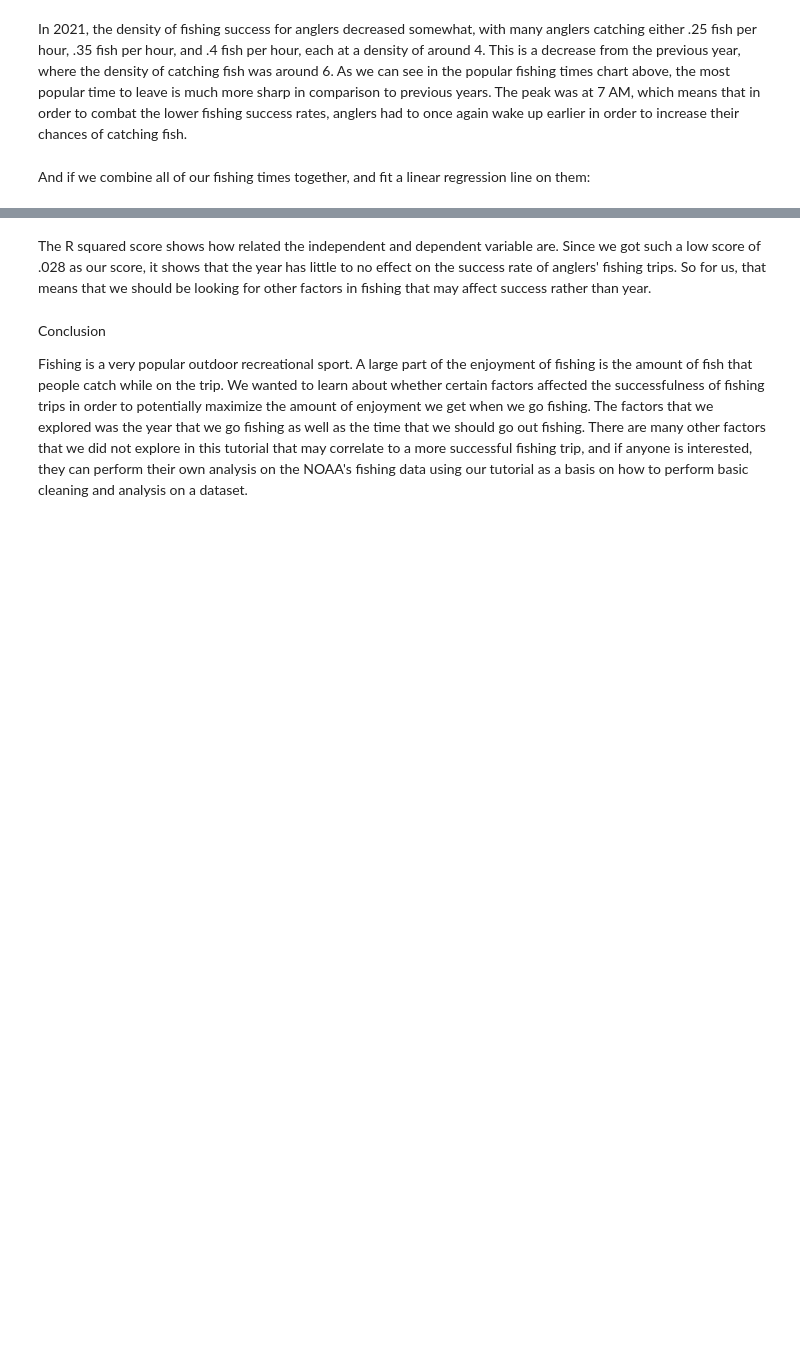
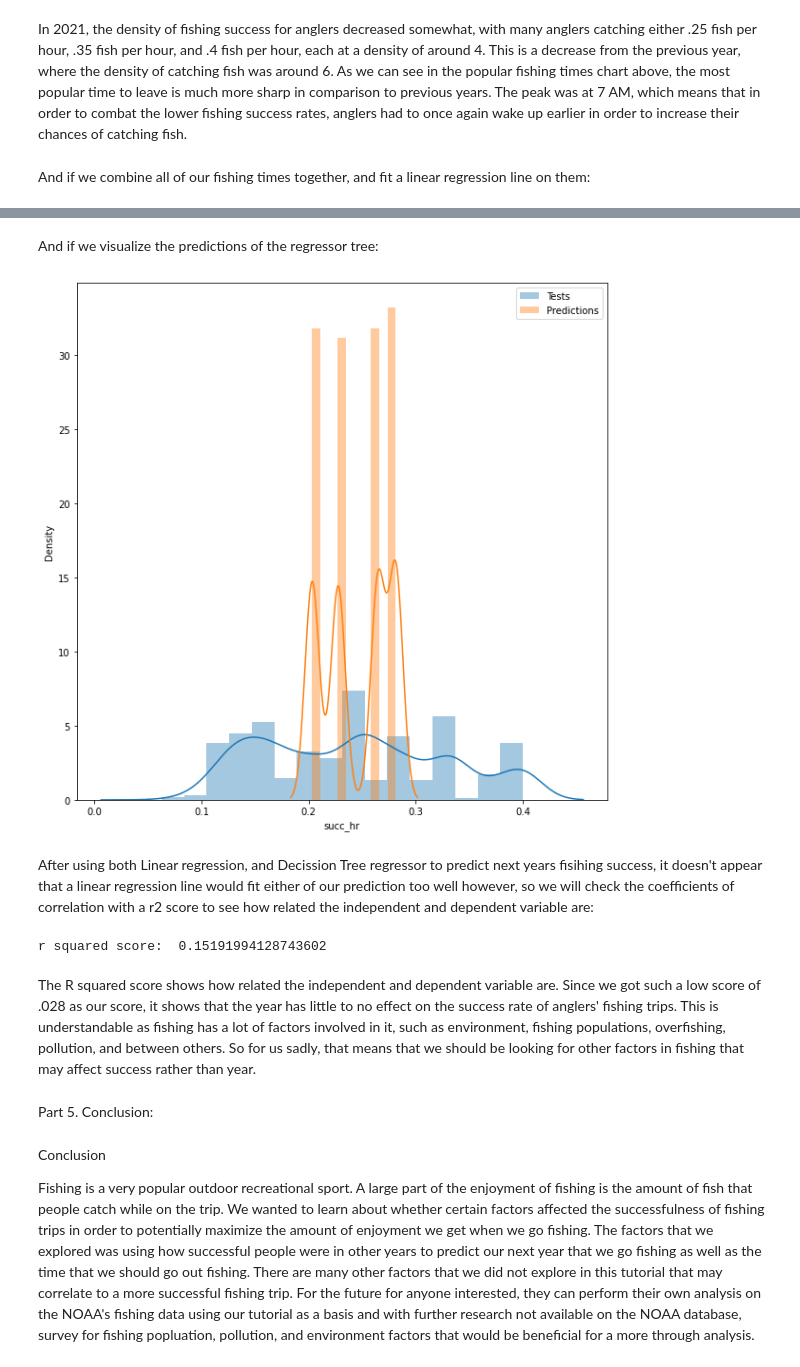
Before and after one commit to shellbatross/shellbatross.github.io, a Jupyter notebook: index.ipynb, the cells around one changed output, grey strips where cells are left out. Saved outputs shown, nothing was run; the diff lists cells and outputs as text; code cells hidden in the pictures; blank space fills up the shorter version.

```diff
--- a/index.ipynb
+++ b/index.ipynb
@@ -387,6 +426,29 @@ r squared score:  0.02883799604917625
+# %%
+regressor = DecisionTreeRegressor()
+regressor_tree = regressor.fit(x_train,y_train)
+y_pred = regressor_tree.predict(x_test)
+# %% [markdown]
+And if we visualize the predictions of the regressor tree:
+# %%
+f, ax = plt.subplots(figsize=(10,10))
+x = sns.distplot(y_test,label="Tests", ax=ax)
+y = sns.distplot(y_pred,label="Predictions", ax=ax)
+legend = ax.legend()
+# %% [output]
+[figure, added]
+# %% [markdown]
+After using both Linear regression, and Decission Tree regressor to predict next years fisihing success, it doesn't appear that a linear regression line would fit either of our prediction too well however, so we will check the coefficients of correlation with
+a r2 score to see how related the independent and dependent variable are:
+# %%
+r_score = r2_score(y_test, y_pred)
+print("r squared score: ", r_score)
+# %% [output]
+r squared score:  0.15191994128743602
 # %% [markdown]
-The R squared score shows how related the independent and dependent variable are. Since we got such a low score of .028 as our score, it shows that the year has little to no effect on the success rate of anglers' fishing trips. So for us, that means that we should be looking for other factors in fishing that may affect success rather than year.
+The R squared score shows how related the independent and dependent variable are. Since we got such a low score of .028 as our score, it shows that the year has little to no effect on the success rate of anglers' fishing trips. This is understandable as fishing has a lot of factors involved in it, such as environment, fishing populations, overfishing, pollution, and between others. So for us sadly, that means that we should be looking for other factors in fishing that may affect success rather than year.
+# %% [markdown]
+Part 5. Conclusion:
 # %% [markdown]
 Conclusion
 
-Fishing is a very popular outdoor recreational sport. A large part of the enjoyment of fishing is the amount of fish that people catch while on the trip. We wanted to learn about whether certain factors affected the successfulness of fishing trips in order to potentially maximize the amount of enjoyment we get when we go fishing. The factors that we explored was the year that we go fishing as well as the time that we should go out fishing. There are many other factors that we did not explore in this tutorial that may correlate to a more successful fishing trip, and if anyone is interested, they can perform their own analysis on the NOAA's fishing data using our tutorial as a basis on how to perform basic cleaning and analysis on a dataset.
+Fishing is a very popular outdoor recreational sport. A large part of the enjoyment of fishing is the amount of fish that people catch while on the trip. We wanted to learn about whether certain factors affected the successfulness of fishing trips in order to potentially maximize the amount of enjoyment we get when we go fishing. The factors that we explored was using how successful people were in other years to predict our next year that we go fishing as well as the time that we should go out fishing. There are many other factors that we did not explore in this tutorial that may correlate to a more successful fishing trip. For the future for anyone interested, they can perform their own analysis on the NOAA's fishing data using our tutorial as a basis and with further research not available on the NOAA database, survey for fishing popluation, pollution, and environment factors that would be beneficial for a more through analysis.
```
Also changed, not shown: parts of 17 cells of this notebook, 4 other files.
